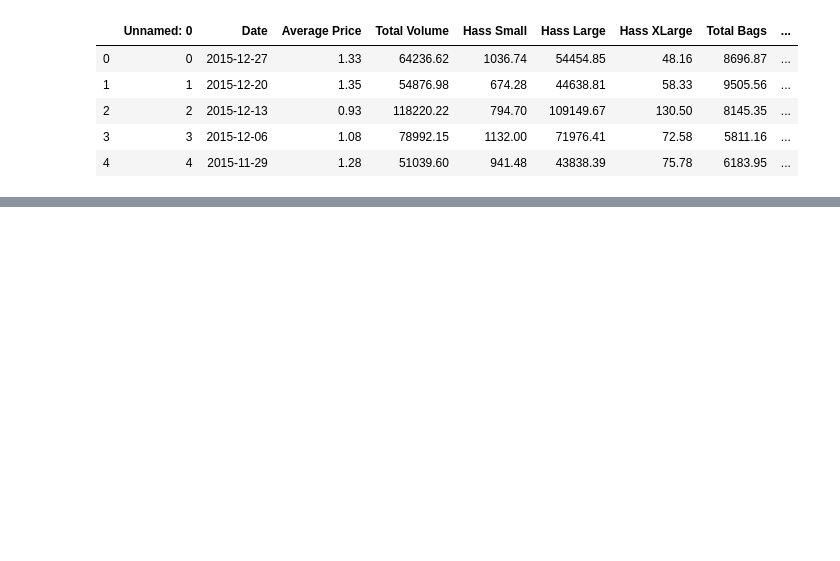
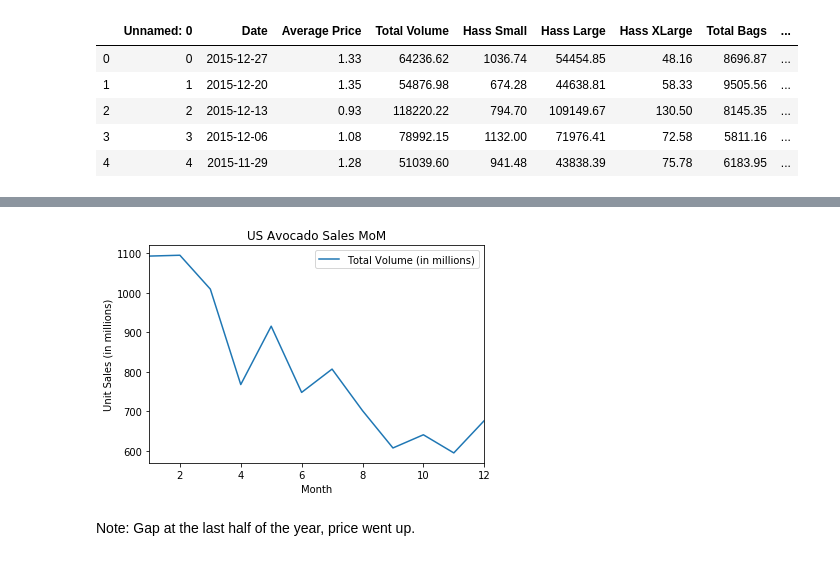
Before and after one commit to busy0312/Porject-1_-Team5, a Jupyter notebook: Avocado_Data Analysis.ipynb, the cells around one changed output, grey strips where cells are left out. Cells and saved outputs as stored; diff of their text form; code cells hidden in the pictures; blank space fills up the shorter version.

```diff
--- a/Avocado_Data Analysis.ipynb
+++ b/Avocado_Data Analysis.ipynb
@@ -19,0 +85,4 @@ avocado_data.head()
+# %%
+# Isolate needed columns for MoM trending
+MoM_avo = avocado_data.loc[:,["Date", "Total Volume", "Total Sales", "Year"]]
+MoM_avo.head()
@@ -19,0 +96,4 @@ avocado_data.head()
+# %%
+# Add month column and extract month using datetime import
+MoM_avo["Month"] = pd.DatetimeIndex(MoM_avo['Date']).month
+MoM_avo.head()
@@ -19,0 +116,17 @@ avocado_data.head()
+# %%
+# Group data by month
+month_view = MoM_avo.groupby(["Month"])
+
+# Calculations for analysis
+total_sales = month_view["Total Sales"].sum()/1000000
+total_volume = month_view["Total Volume"].sum()/1000000
+
+
+# YoY Analysis data frame
+MoM_df = pd.DataFrame({
+ #   "Total Sales ($)": total_sales,
+    "Total Volume (in millions)": total_volume,
+    })
+
+MoM_df = MoM_df.round(2)
+MoM_df
@@ -19,0 +148,15 @@ avocado_data.head()
+# %%
+# Create a line chart from grouped MoM_df
+MoM_line = MoM_df.plot(kind='line')
+
+# Set the xlabel and ylabel using class methods
+MoM_line.set_xlabel("Month")
+MoM_line.set_ylabel("Unit Sales (in millions)")
+MoM_line.set_title("US Avocado Sales MoM")
+
+# Display MoM line chart
+plt.show()
+# %% [output]
+[figure, added]
+# %% [markdown]
+Note: Gap at the last half of the year, price went up.
```
Also changed, not shown: parts of 12 cells of this notebook.
